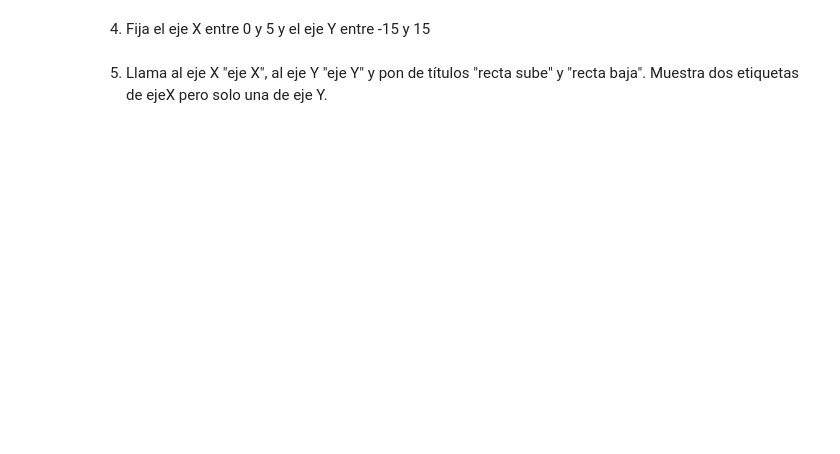
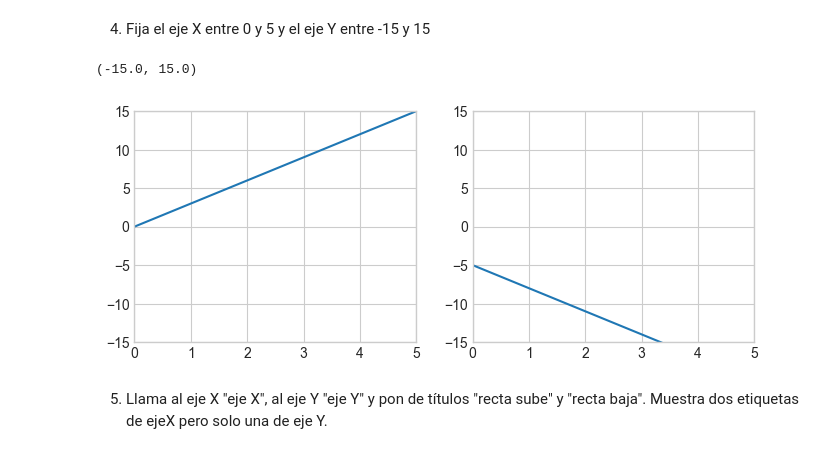
Before and after one commit to ABAmbros/REPO_BOOTCAMP_THE_BRIDGE_DATA, a Jupyter notebook: 2-Data Analysis/3-Visualizacion/1-Matplotlib/Ejercicios/ejercicios_Matplotlib_ANTONIO_AMBROSIO.ipynb, the cells around one changed output. Saved outputs shown, nothing was run; the diff lists cells and outputs as text; code cells hidden in the pictures; blank space fills up the shorter version.

```diff
--- a/2-Data Analysis/3-Visualizacion/1-Matplotlib/Ejercicios/ejercicios_Matplotlib_ANTONIO_AMBROSIO.ipynb
+++ b/2-Data Analysis/3-Visualizacion/1-Matplotlib/Ejercicios/ejercicios_Matplotlib_ANTONIO_AMBROSIO.ipynb
@@ -15,4 +28,21 @@ Usando solo una figura, usa numpy para los valores del eje X entre 0 y 5. Pinta
 # %% [markdown]
 4. Fija el eje X entre 0 y 5 y el eje Y entre -15 y 15
+# %%
+x = np.linspace(0, 5, 50)
+
+plt.figure(figsize=(8, 3))
+
+plt.subplot(1, 2, 1)
+plt.plot(x, 3*x)
+plt.xlim(0, 5)
+plt.ylim(-15, 15)
+
+plt.subplot(1, 2, 2)
+plt.plot(x, -3*x-5)
+plt.xlim(0, 5)
+plt.ylim(-15, 15)
+# %% [output]
+(-15.0, 15.0)
+[figure, added]
 # %% [markdown]
 5. Llama al eje X "eje X", al eje Y "eje Y" y pon de títulos "recta sube" y "recta baja". Muestra dos etiquetas de ejeX pero solo una de eje Y.
```
Also changed, not shown: parts of 7 cells of this notebook, 13 other files.
